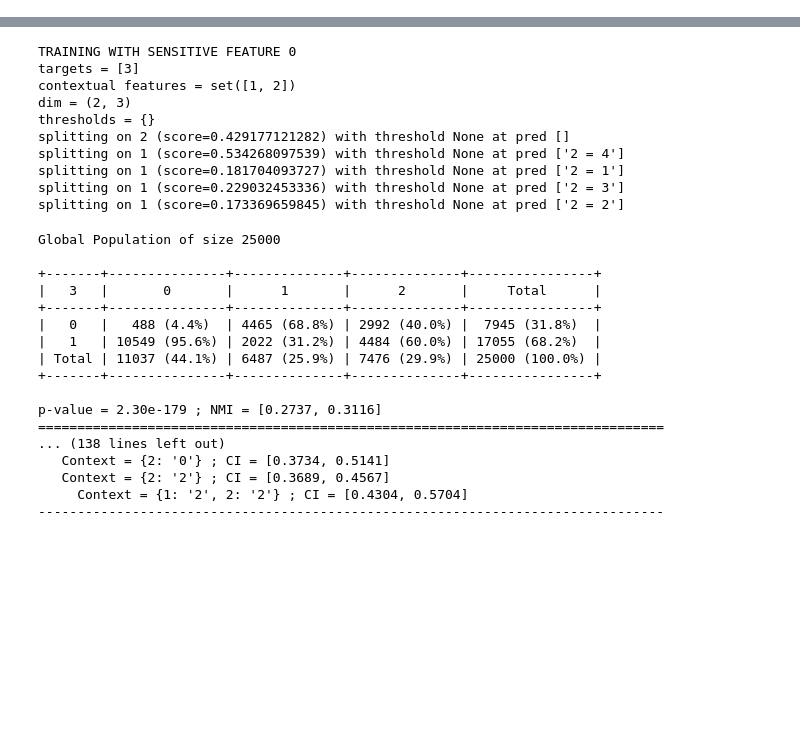
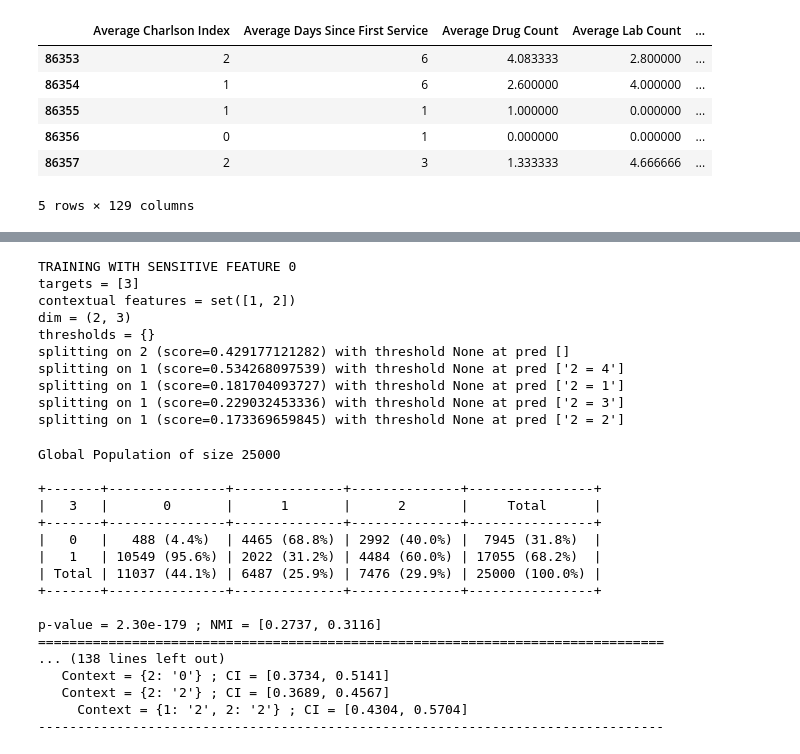
Before and after one commit to columbia/fairtest, a Jupyter notebook: src_new_api/test.ipynb, the cells around one changed output, grey strips where cells are left out. Drawn from its saved outputs; the diff is of its cells as text; code cells hidden in the pictures; blank space fills up the shorter version.

```diff
--- a/src_new_api/test.ipynb
+++ b/src_new_api/test.ipynb
@@ -30,6 +30,7 @@ except NameError:
 # %%
 import fairtest.bugreport.api2 as api2
 imp.reload(api2)
+
 '''
 dataname = 'adult.csv'
 data = pd.read_csv(
@@ -39,12 +40,33 @@ data = pd.read_csv(
             engine='python',
             na_values="?")
 data = data.drop('fnlwgt', axis=1)
+data['race'] = map(lambda x: 'Asian' if 'Asian' in x else 'Indian' if 'Indian' in x else x, data['race'])
+
 #data['hours-per-week'] = map(lambda x: '≥40' if x>=40 else '<40', data['hours-per-week'])
-TARGET = 'predicted-income'
+TARGET = 'income'
 SENS = ['sex', 'race']
 EXPL = []
 '''
 
+dataname = 'medical.csv'
+data = pd.read_csv(
+            '../data/medical/predictions_bin_4_25.csv',
+            header=0,
+            sep=r'\s*,\s*',
+            engine='python',
+            na_values="?")
+outputs = ['Correct', 'FP', 'FN']
+data['Prediction'] = map(lambda l: outputs[l.index(1)], zip(data['Pred_Correct'], data['Pred_FP'], data['Pred_FN']))
+data = data.drop('Pred_Correct', axis=1)
+data = data.drop('Pred_FP', axis=1)
+data = data.drop('Pred_FN', axis=1)
+data = data.drop('Pred_TP', axis=1)
+data = data.drop('Pred_TN', axis=1)
+TARGET = 'Prediction'
+SENS = ['Age']
+EXPL = []
+
+'''
 dataname = 'berkeley.csv'
 data = pd.read_csv(
             '../data/berkeley/berkeley.csv',
@@ -56,7 +78,7 @@ TARGET = 'accepted'
 SENS = ['gender']
 EXPL = ['department']
 #EXPL = []
-
+'''
 
 '''
 dataname = 'staples.csv'
@@ -68,33 +90,42 @@ data = pd.read_csv(
             na_values="?")
 data = data.drop('zipcode', axis=1)
 data = data.drop('distance', axis=1)
 TARGET = 'price'
 SENS = ['income']
 EXPL = []
 '''
 '''
 dataname = 'overfeat.txt'
 data = pd.read_csv(
             #'../data/images/lfw_black-white.txt',
             '../data/images/overfeat_raw.txt',
             header=0,
             sep=r'\s*\t\s*',
             engine='python',
             na_values="?")
 TARGET = 'Labels'
 SENS = ['Race']
 EXPL = []
 labeled_data = map(lambda s: ast.literal_eval(s), data[TARGET])
 label_encoder = preprocessing.MultiLabelBinarizer()
 labeled_data = label_encoder.fit_transform(labeled_data)
 labels = label_encoder.classes_
 df_labels = pd.DataFrame(labeled_data, columns=labels)
 data = pd.concat([data.drop(TARGET, axis=1), df_labels], axis=1)
 TARGET = labels.tolist()
 '''
 
 measures = {}
 exp = api2.Experiment(data, SENS, TARGET, EXPL, train_size=0.5, measures=measures, random_state=RANDOM_SEED)
+data.tail()
+# %% [output]
+|  | Average Charlson Index | Average Days Since First Service | Average Drug Count | Average Lab Count | ... |
+| 86353 | 2 | 6 | 4.083333 | 2.800000 | ... |
+| 86354 | 1 | 6 | 2.600000 | 4.000000 | ... |
+| 86355 | 1 | 1 | 1.000000 | 0.000000 | ... |
+| 86356 | 0 | 1 | 0.000000 | 0.000000 | ... |
+| 86357 | 2 | 3 | 1.333333 | 4.666666 | ... |
+5 rows × 129 columns
 # %%
 imp.reload(fm)
 imp.reload(cat_tree)
```
Also changed, not shown: parts of 3 cells of this notebook, 6 other files.
